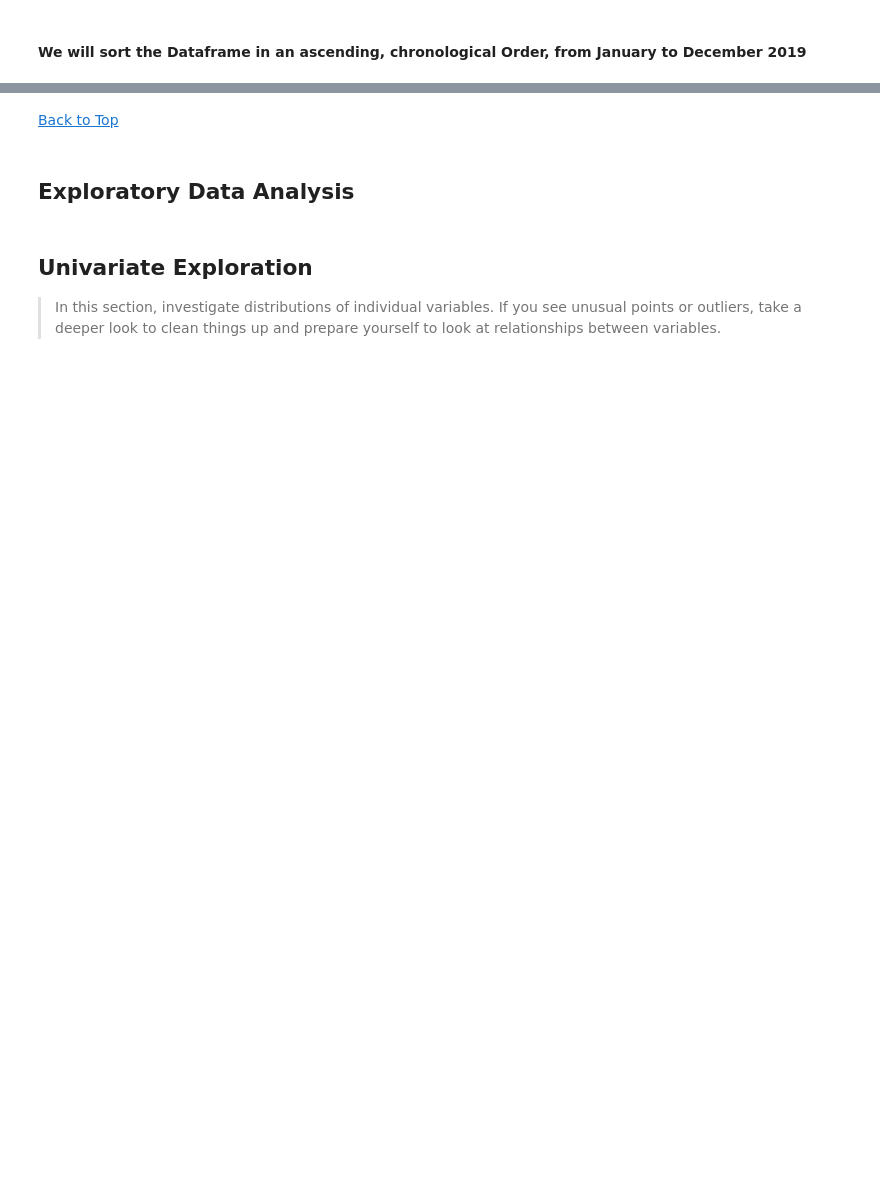
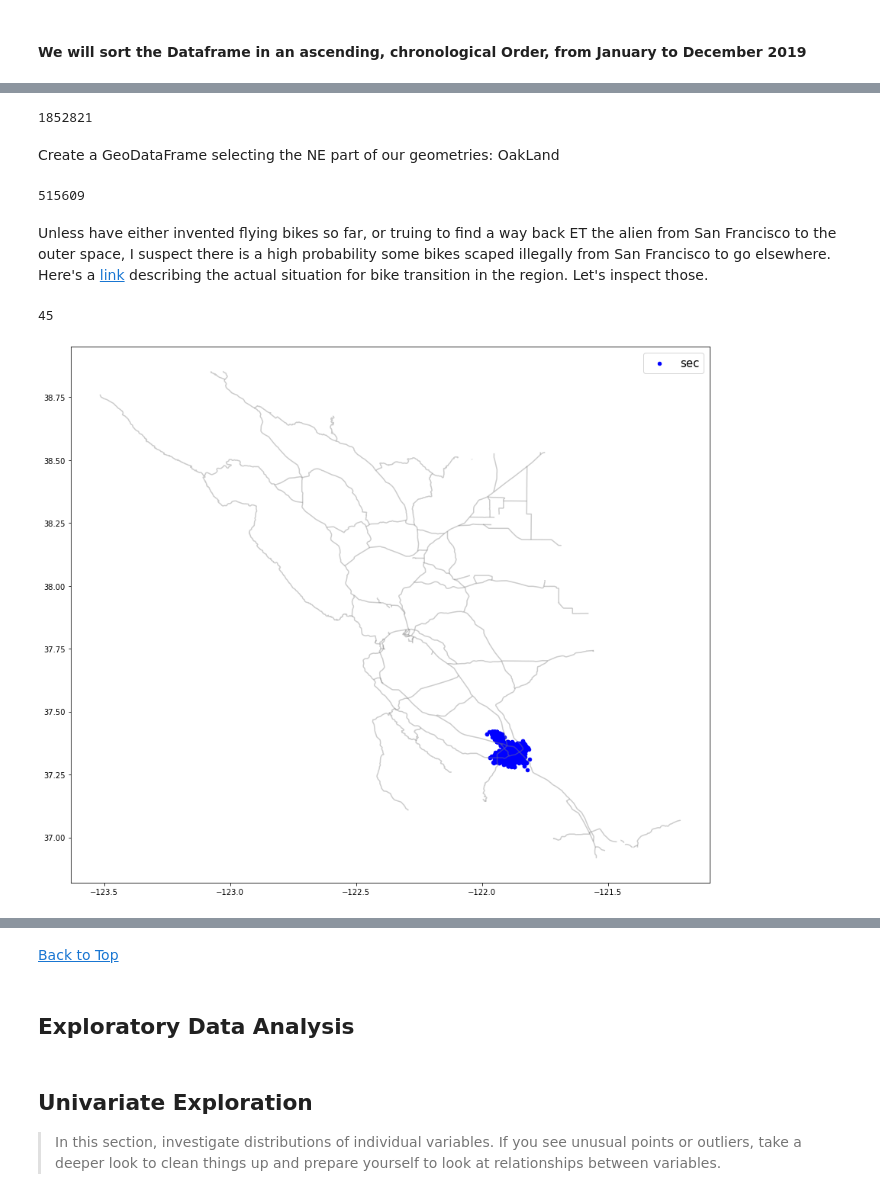
Before and after one commit to chpolyzo/DAND, a Jupyter notebook: fifth_project/exploration.ipynb, the cells around one changed output, grey strips where cells are left out. Cells and saved outputs as stored; diff of their text form; code cells hidden in the pictures; blank space fills up the shorter version.

```diff
--- a/fifth_project/exploration.ipynb
+++ b/fifth_project/exploration.ipynb
@@ -541,0 +619,2 @@ Wall time: 0 ns
+# %%
+geo_df.drop(records_to_drop.index, axis = 0, inplace = True)
@@ -541,0 +634,27 @@ Wall time: 0 ns
+# %%
+sf_df = geo_df.query('(start_station_latitude >  37.5 & start_station_longitude < -122.36) & ( end_station_latitude > 37.5 & end_station_longitude  < -122.36)')
+sf_df.shape[0]
+# %% [output]
+1852821
+# %% [markdown]
+Create a GeoDataFrame selecting the NE part of our geometries: OakLand
+# %%
+oakland_df = geo_df.query('(start_station_latitude >  37.5 & start_station_longitude > -122.36) & ( end_station_latitude > 37.5 & end_station_longitude  > -122.36)')
+oakland_df.shape[0]
+# %% [output]
+515609
+# %% [markdown]
+Unless have either invented flying bikes so far, or truing to find a way back ET the alien from San Francisco to the outer space, I suspect there is a high probability some bikes scaped illegally from San Francisco to go elsewhere. Here's a [link](sf.streetsblog.org/2018/10/24/plans-advance-for-bay-bridge-bikeped-path-to-san-francisco/) describing the actual situation for bike transition in the region. Let's inspect those.
+# %%
+illegal_sf_df = geo_df.query('(start_station_latitude >  37.5 & start_station_longitude < -122.36) & ( end_station_latitude < 37.5 | end_station_longitude  > -122.36)')
+illegal_sf_df.shape[0]
+# %% [output]
+45
+# %%
+#Visualize san_jose_df
+%timeit
+shapefile_path = './san_francisco/hp348jr8547.shp'
+geo_data = san_jose_df
+visualize_geometries(shapefile_path, geo_data)
+# %% [output]
+[figure, added]
```
Also changed, not shown: parts of 80 cells of this notebook.
